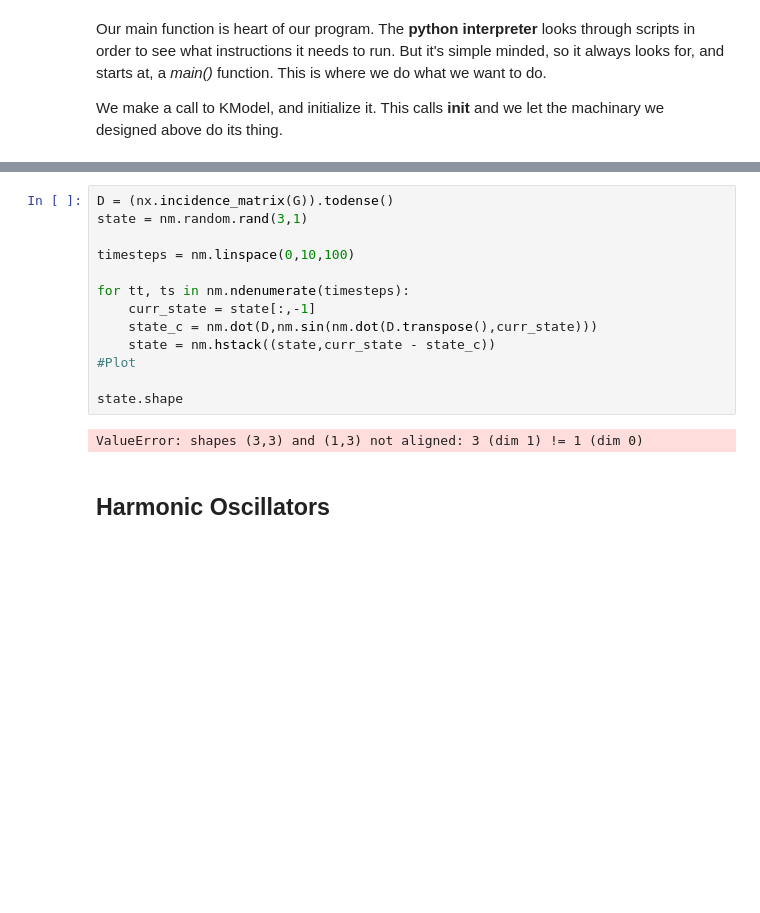
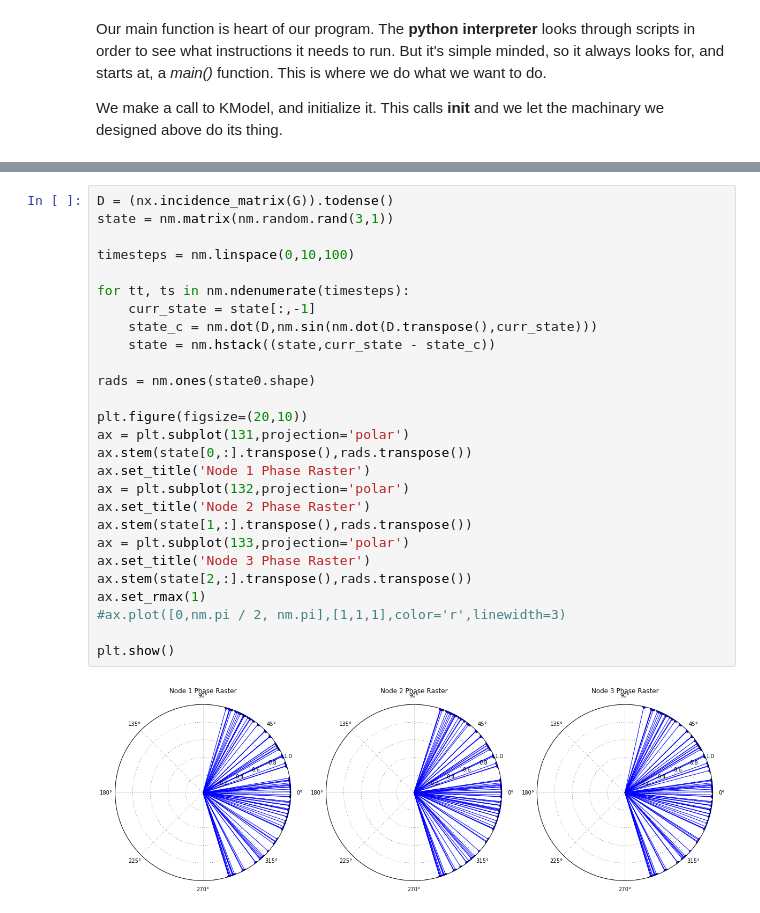
Before and after one commit to virati/KuramotoDBS, a Jupyter notebook: Kuramoto Modeling of Uncinate Fasciculus.ipynb, the cells around one changed output, grey strips where cells are left out. Cells and saved outputs as stored; diff of their text form; blank space fills up the shorter version.

Commit message:
modified and updated notebook, should have phases in it now

```diff
--- a/Kuramoto Modeling of Uncinate Fasciculus.ipynb
+++ b/Kuramoto Modeling of Uncinate Fasciculus.ipynb
@@ -165,17 +171,29 @@ As an aside: I'm *very* interested in what happens if stimulation actually **pro
 # %%
 D = (nx.incidence_matrix(G)).todense()
-state = nm.random.rand(3,1)
+state = nm.matrix(nm.random.rand(3,1))
 
 timesteps = nm.linspace(0,10,100)
 
 for tt, ts in nm.ndenumerate(timesteps):
     curr_state = state[:,-1]
     state_c = nm.dot(D,nm.sin(nm.dot(D.transpose(),curr_state)))
     state = nm.hstack((state,curr_state - state_c))
-#Plot
 
-state.shape
+rads = nm.ones(state0.shape)
+
+plt.figure(figsize=(20,10))
+ax = plt.subplot(131,projection='polar')
+ax.stem(state[0,:].transpose(),rads.transpose())
+ax.set_title('Node 1 Phase Raster')
+ax = plt.subplot(132,projection='polar')
+ax.set_title('Node 2 Phase Raster')
+ax.stem(state[1,:].transpose(),rads.transpose())
+ax = plt.subplot(133,projection='polar')
+ax.set_title('Node 3 Phase Raster')
+ax.stem(state[2,:].transpose(),rads.transpose())
+ax.set_rmax(1)
+#ax.plot([0,nm.pi / 2, nm.pi],[1,1,1],color='r',linewidth=3)
+
+plt.show()
 # %% [output]
-ValueError: shapes (3,3) and (1,3) not aligned: 3 (dim 1) != 1 (dim 0)
+[figure, added]
-# %% [markdown]
-## Harmonic Oscillators
```
Also changed, not shown: parts of 8 cells of this notebook, 1 other file.
